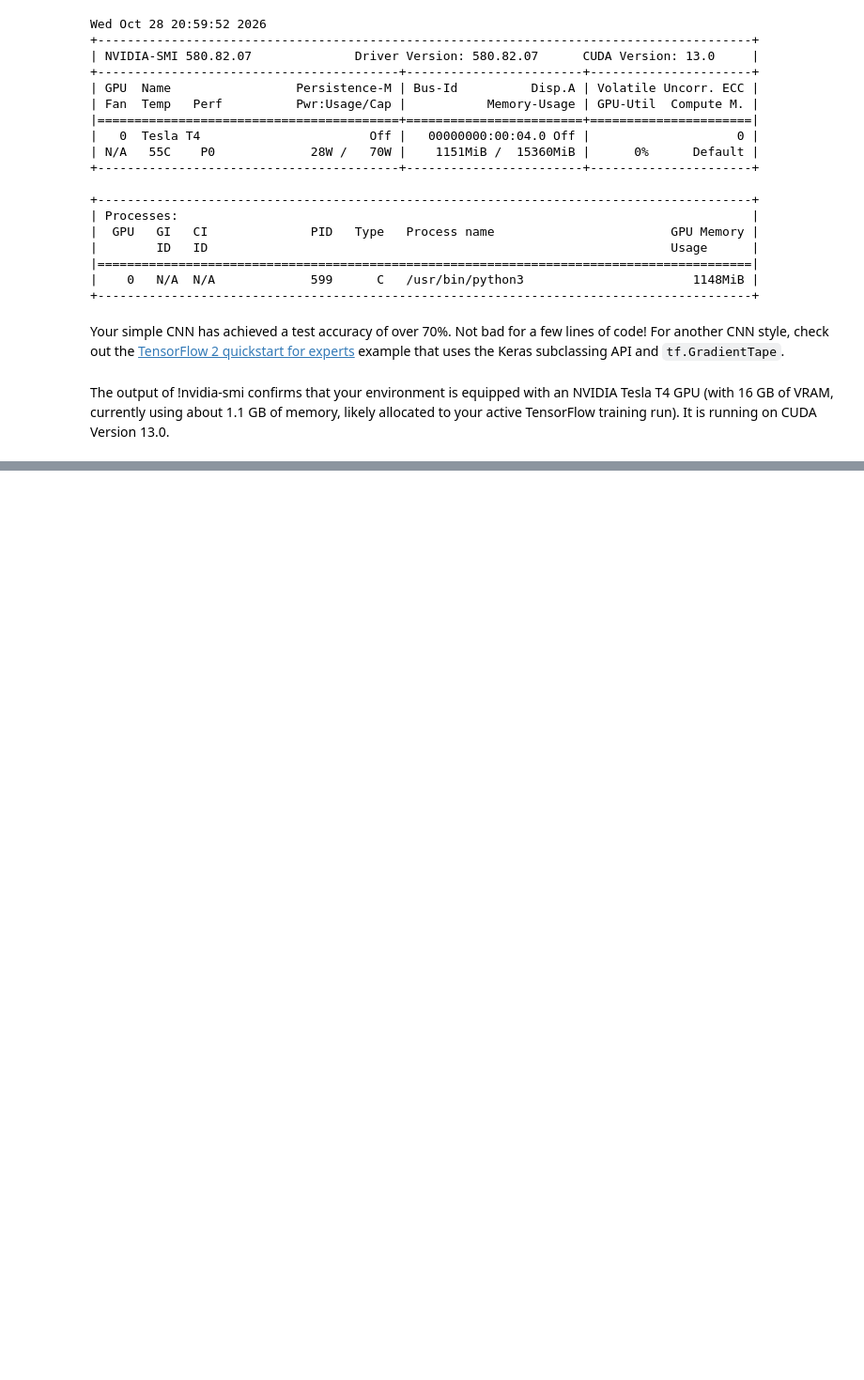
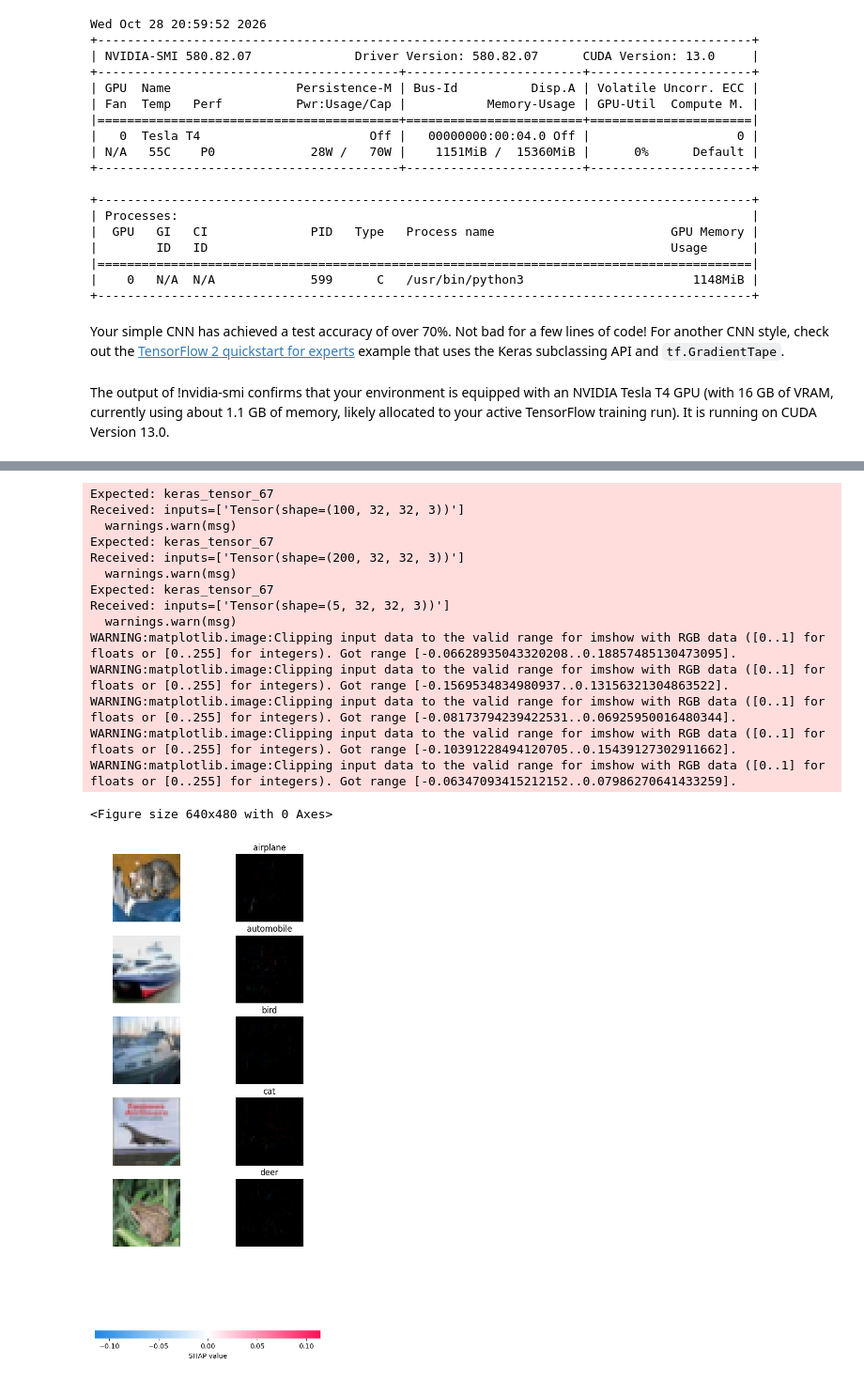
Before and after one commit to IrenaSpivak15/IrenaSpivak15, a Jupyter notebook: site/en/tutorials/images/cnn.ipynb, the cells around one changed output, grey strips where cells are left out. Shown at 94% size. Cells and saved outputs as stored; diff of their text form; code cells hidden in the pictures; blank space fills up the shorter version.

```diff
--- a/site/en/tutorials/images/cnn.ipynb
+++ b/site/en/tutorials/images/cnn.ipynb
@@ -264,0 +681,37 @@ The output of !nvidia-smi confirms that your environment is equipped with an NVI
+# %%
+import shap
+import numpy as np
+import tensorflow as tf
+import matplotlib.pyplot as plt
+
+# Select background images and test samples
+background = train_images[:100]
+test_images_to_explain = test_images[:5]
+
+# Create Explainer
+explainer = shap.DeepExplainer(model, background)
+
+# Calculate SHAP values
+shap_values = explainer.shap_values(test_images_to_explain)
+
+# Plot SHAP values explicitly and display with plt.show()
+plt.figure()
+shap.image_plot(shap_values, test_images_to_explain, labels=np.array(class_names)[None, :], show=False)
+plt.show()
+# %% [output]
+Expected: keras_tensor_67
+Received: inputs=['Tensor(shape=(100, 32, 32, 3))']
+  warnings.warn(msg)
+Expected: keras_tensor_67
+Received: inputs=['Tensor(shape=(200, 32, 32, 3))']
+  warnings.warn(msg)
+Expected: keras_tensor_67
+Received: inputs=['Tensor(shape=(5, 32, 32, 3))']
+  warnings.warn(msg)
+WARNING:matplotlib.image:Clipping input data to the valid range for imshow with RGB data ([0..1] for floats or [0..255] for integers). Got range [-0.06628935043320208..0.18857485130473095].
+WARNING:matplotlib.image:Clipping input data to the valid range for imshow with RGB data ([0..1] for floats or [0..255] for integers). Got range [-0.1569534834980937..0.13156321304863522].
+WARNING:matplotlib.image:Clipping input data to the valid range for imshow with RGB data ([0..1] for floats or [0..255] for integers). Got range [-0.08173794239422531..0.06925950016480344].
+WARNING:matplotlib.image:Clipping input data to the valid range for imshow with RGB data ([0..1] for floats or [0..255] for integers). Got range [-0.10391228494120705..0.15439127302911662].
+WARNING:matplotlib.image:Clipping input data to the valid range for imshow with RGB data ([0..1] for floats or [0..255] for integers). Got range [-0.06347093415212152..0.07986270641433259].
+<Figure size 640x480 with 0 Axes>
+[figure, added]
```
Also changed, not shown: parts of 28 cells of this notebook.
